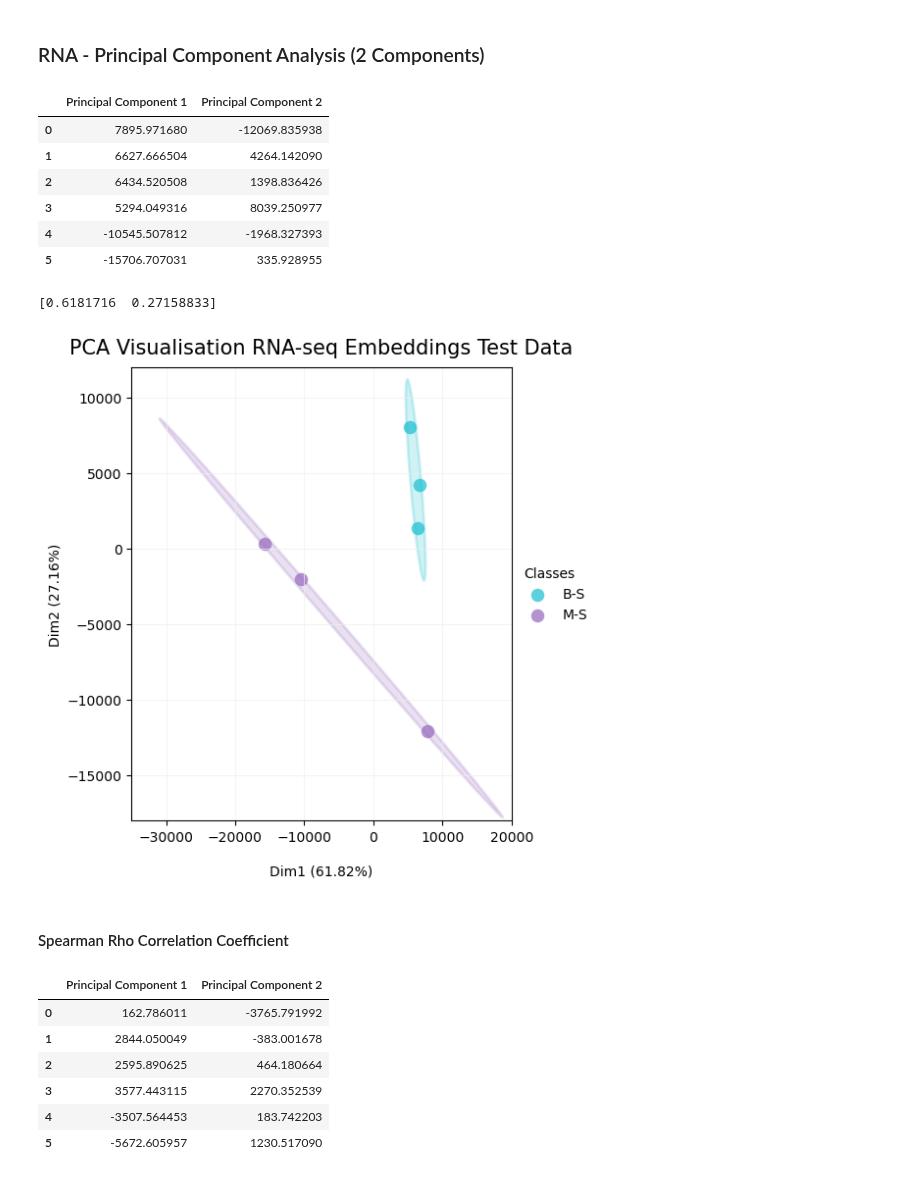
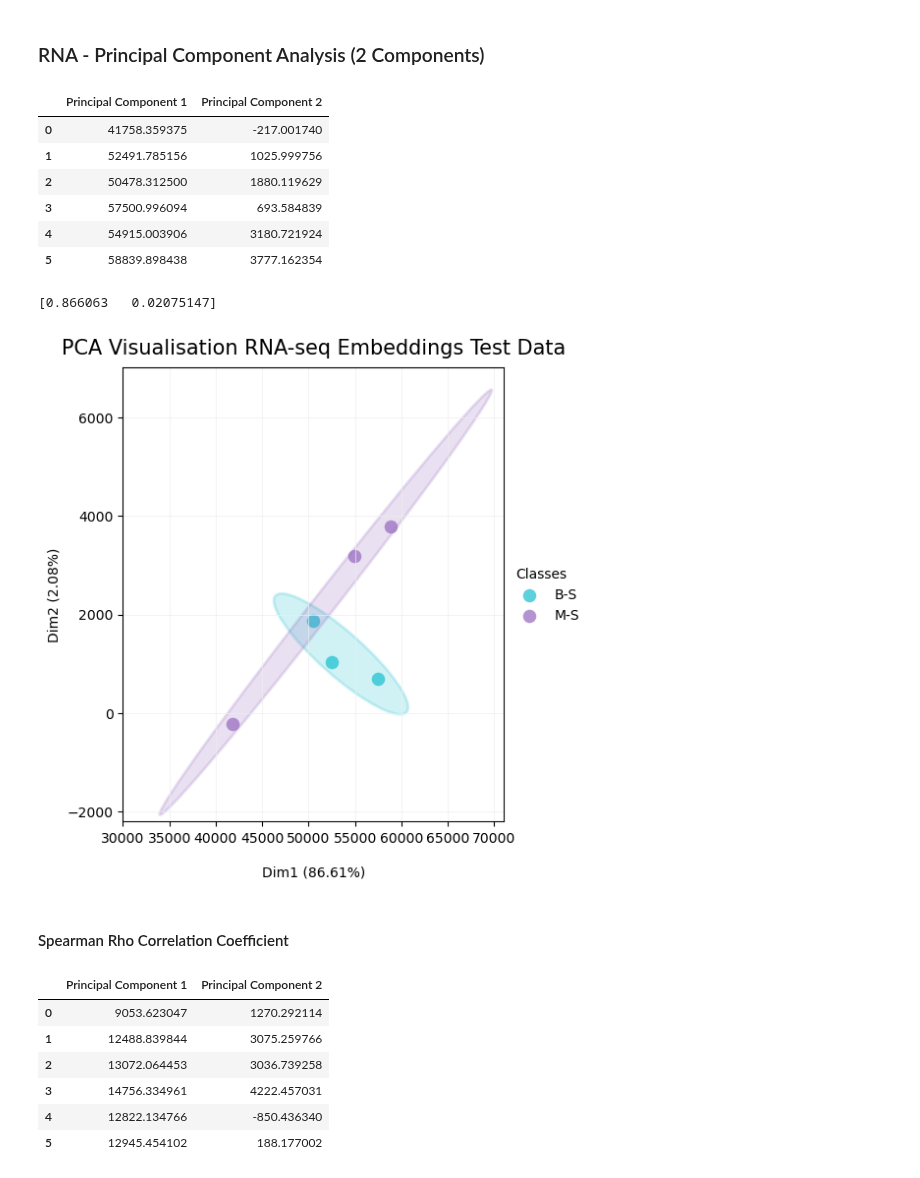
Before and after one commit to KristoferLintonReid/ultrasound-contrastivemodels, a Jupyter notebook: notebooks/inference.ipynb, the cells around one changed output. Saved outputs shown, nothing was run; the diff lists cells and outputs as text; code cells hidden in the pictures.

```diff
--- a/notebooks/inference.ipynb
+++ b/notebooks/inference.ipynb
@@ -890,11 +890,11 @@ rna_features = rna_features.loc[:, rna_features.columns.isin(spearman_rna)]
 rna_class = rna_train_df[["SURGICAL"]]
 
 # Create PCA with 2 components
-rna_pca = PCA(n_components=2)
-rna_prinComps = rna_pca.fit_transform(rna_features)
+rna_spear_pca = PCA(n_components=2)
+rna_spear_prinComps = rna_spear_pca.fit_transform(rna_features)
 
 # Create DataFrame
-df_rna_princComps = pd.DataFrame(data=rna_prinComps, columns=["Principal Component 1", "Principal Component 2"])
+df_rna_princComps = pd.DataFrame(data=rna_spear_prinComps, columns=["Principal Component 1", "Principal Component 2"])
 df_rna_princComps
 # %% [output]
 |  | Principal Component 1 | Principal Component 2 |
@@ -1094,8 +1094,7 @@ image_features = image_test_df.drop(["image_name", "SURGICAL"], axis=1)
 image_class = image_test_df[["SURGICAL"]]
 
 # Create PCA with 2 components
-image_pca = PCA(n_components=2)
-image_prinComps = image_pca.fit_transform(image_features)
+image_prinComps = image_pca.transform(image_features)
 
 # Create DataFrame
 df_image_princComps = pd.DataFrame(data=image_prinComps, columns=["Principal Component 1", "Principal Component 2"])
@@ -1177,11 +1176,10 @@ image_features = image_features.loc[:, image_features.columns.isin(spearman_imag
 image_class = image_test_df[["SURGICAL"]]
 
 # Create PCA with 2 components
-image_pca = PCA(n_components=2)
-image_prinComps = image_pca.fit_transform(image_features)
+image_spear_prinComps = image_spear_pca.transform(image_features)
 
 # Create DataFrame
-df_image_princComps = pd.DataFrame(data=image_prinComps, columns=["Principal Component 1", "Principal Component 2"])
+df_image_princComps = pd.DataFrame(data=image_spear_prinComps, columns=["Principal Component 1", "Principal Component 2"])
 df_image_princComps
 # %% [output]
 |  | Principal Component 1 | Principal Component 2 |
@@ -1259,25 +1257,24 @@ rna_features = rna_test_df.drop(["image_name", "SURGICAL"], axis=1)
 rna_class = rna_test_df[["SURGICAL"]]
 
 # Create PCA with 2 components
-rna_pca = PCA(n_components=2)
-rna_prinComps = rna_pca.fit_transform(rna_features)
+rna_prinComps = rna_pca.transform(rna_features)
 
 # Create DataFrame
 df_rna_princComps = pd.DataFrame(data=rna_prinComps, columns=["Principal Component 1", "Principal Component 2"])
 df_rna_princComps
 # %% [output]
 |  | Principal Component 1 | Principal Component 2 |
-| 0 | 7895.971680 | -12069.835938 |
-| 1 | 6627.666504 | 4264.142090 |
-| 2 | 6434.520508 | 1398.836426 |
-| 3 | 5294.049316 | 8039.250977 |
-| 4 | -10545.507812 | -1968.327393 |
-| 5 | -15706.707031 | 335.928955 |
+| 0 | 41758.359375 | -217.001740 |
+| 1 | 52491.785156 | 1025.999756 |
+| 2 | 50478.312500 | 1880.119629 |
+| 3 | 57500.996094 | 693.584839 |
+| 4 | 54915.003906 | 3180.721924 |
+| 5 | 58839.898438 | 3777.162354 |
 # %%
 # Percentage explained by each component
 print(rna_pca.explained_variance_ratio_)
 # %% [output]
-[0.6181716  0.27158833]
+[0.866063   0.02075147]
 # %%
 # Final dataframe for plotting the data for class
 df_rna_pca_class = pd.concat([df_rna_princComps, rna_class], axis=1)
@@ -1302,36 +1299,36 @@ for target, colour in zip(targets, colours):
     # Get values to build the ellipse
     cov = np.cov(xdata, ydata)
     vals, vecs = eigsorted(cov)
     theta = np.degrees(np.arctan2(*vecs[:,0][::-1]))
     w, h = 2 * 2 * np.sqrt(vals)
 
     # Create the ellipse
     ell = Ellipse(xy=(np.mean(xdata), np.mean(ydata)),
                   width=w, height=h,
                   angle=theta,
                   color=colour, linewidth=2, alpha=0.2)
 
     ell.set_facecolor(colour) # reference the colour for each factor (defined by lab)
     ax.add_artist(ell)
     ax.scatter(xdata, ydata,
                label=target, # use labels provided above
                c=colour, # use colors provided above
                lw=0, #remove the outer line of each point
                alpha=0.7, # increase transparency of points
                s=95) # increase the size of points
 
  # Add labels showing percentage of the variance explained
 ax.set_title("PCA Visualisation RNA-seq Embeddings Test Data", fontsize = 15, pad=10)
 ax.set_xlabel('Dim1 ({:.2f}%)'.format(rna_pca.explained_variance_ratio_[0]*100), fontsize=10, labelpad=15)
-ax.set_xlim(-35000,20000)
+ax.set_xlim(30000,71000)
 ax.set_ylabel('Dim2 ({:.2f}%)'.format(rna_pca.explained_variance_ratio_[1]*100), fontsize=10)
-ax.set_ylim(-18000,12000)
+ax.set_ylim(-2200,7000)
 ax.grid(which="major", color="#EEEEEE", linewidth=0.5)
 
 plt.legend(bbox_to_anchor=(1, 0.5), loc="center left", frameon=False, title="Classes", alignment="left")
 plt.show()
 # %% [output]
-[figure, old version]
+[figure, new version]
 # %% [markdown]
 #### Spearman Rho Correlation Coefficient
 # %%
@@ -1343,20 +1340,19 @@ rna_features = rna_features.loc[:, rna_features.columns.isin(spearman_rna)]
 rna_class = rna_test_df[["SURGICAL"]]
 
 # Create PCA with 2 components
-rna_pca = PCA(n_components=2)
-rna_prinComps = rna_pca.fit_transform(rna_features)
+rna_spear_prinComps = rna_spear_pca.transform(rna_features)
 
 # Create DataFrame
-df_rna_princComps = pd.DataFrame(data=rna_prinComps, columns=["Principal Component 1", "Principal Component 2"])
+df_rna_princComps = pd.DataFrame(data=rna_spear_prinComps, columns=["Principal Component 1", "Principal Component 2"])
 df_rna_princComps
 # %% [output]
 |  | Principal Component 1 | Principal Component 2 |
-| 0 | 162.786011 | -3765.791992 |
-| 1 | 2844.050049 | -383.001678 |
-| 2 | 2595.890625 | 464.180664 |
-| 3 | 3577.443115 | 2270.352539 |
-| 4 | -3507.564453 | 183.742203 |
-| 5 | -5672.605957 | 1230.517090 |
+| 0 | 9053.623047 | 1270.292114 |
+| 1 | 12488.839844 | 3075.259766 |
+| 2 | 13072.064453 | 3036.739258 |
+| 3 | 14756.334961 | 4222.457031 |
+| 4 | 12822.134766 | -850.436340 |
+| 5 | 12945.454102 | 188.177002 |
 # %%
 # Percentage explained by each component
 print(rna_pca.explained_variance_ratio_)
```
Also changed, not shown: parts of 13 cells of this notebook.
